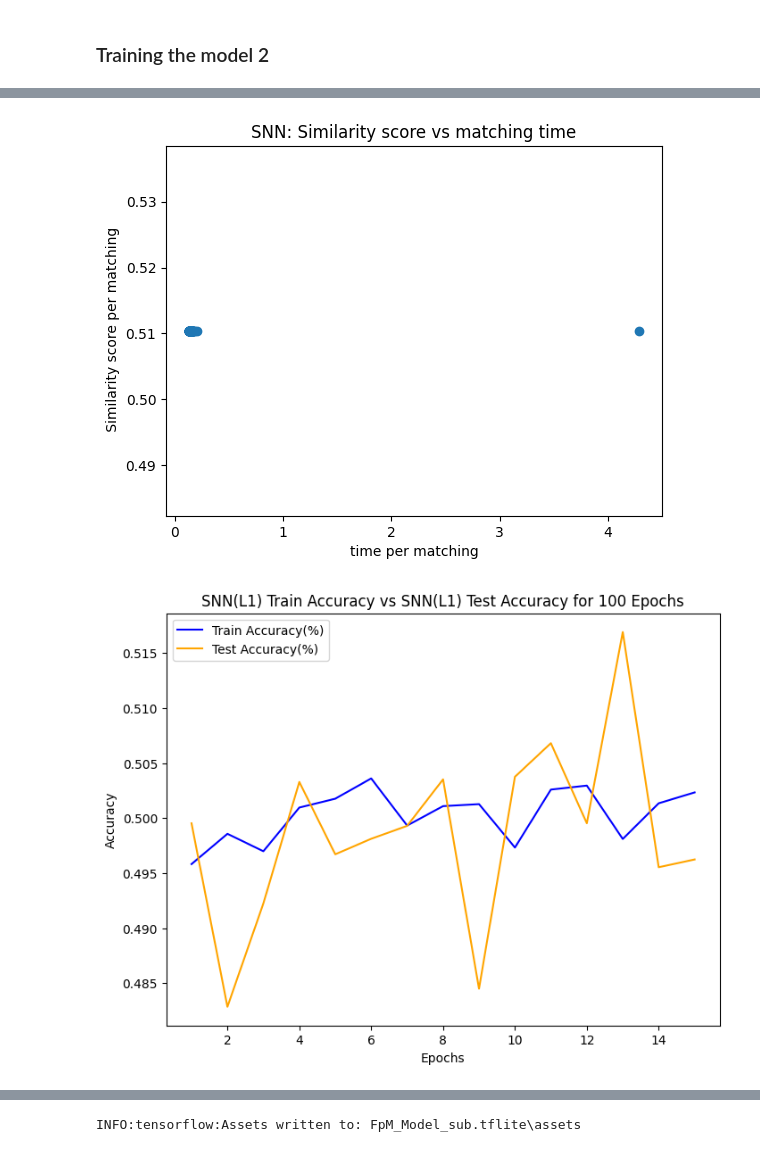
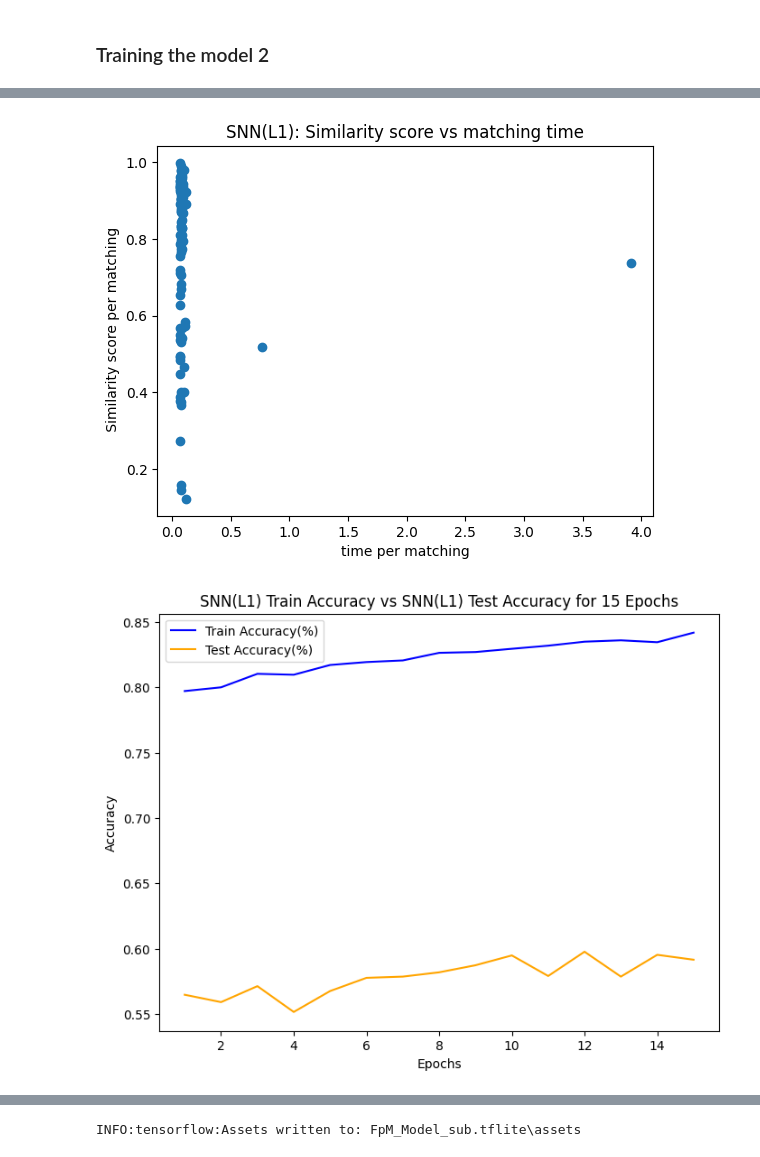
Before and after one commit to Sarvesh-DG-6/FingerPrintMatchingSNN, a Jupyter notebook: train.ipynb, the cells around one changed output, grey strips where cells are left out. Drawn from its saved outputs; the diff is of its cells as text; code cells hidden in the pictures.

Commit message:
Update made to graphs

```diff
--- a/train.ipynb
+++ b/train.ipynb
@@ -426,11 +426,11 @@ net = layers.Dense(64, activation='relu')(l1_distance)
 net = layers.Dense(1, activation='sigmoid')(net)
 
 # Define the final model
-model = Model(inputs=[x1, x2], outputs=net)
+model_2 = Model(inputs=[x1, x2], outputs=net)
 
 # Compile the model with binary crossentropy and Adam optimizer
-model.compile(loss='binary_crossentropy', optimizer='adam', metrics=['accuracy'])
+model_2.compile(loss='binary_crossentropy', optimizer='adam', metrics=['accuracy'])
 
 # Summary of the model
-model.summary()
+model_2.summary()
 # %% [output]
@@ -454,6 +454,6 @@ ________________________________________________________________________________
 # %% [markdown]
 ### Training the model 2
 # %%
-history = model.fit_generator(train_gen, epochs = 15, validation_data=val_gen)
+history_M2 = model_2.fit_generator(train_gen, epochs = 15, validation_data=val_gen)
 # %% [output]
 Epoch 1/15
@@ -533,38 +533,38 @@ while i < 100:
 # %%
-plt.title("SNN: Similarity score vs matching time")
+plt.title("SNN(L1): Similarity score vs matching time")
 plt.xlabel("time per matching")
 plt.ylabel(" Similarity score per matching")
-plt.scatter(time_taken, accuracy)
+plt.scatter(time_taken_2, accuracy_2)
 plt.show()
 # %% [output]
-[figure, old version]
+[figure, new version]
 # %%
-SNN_l1_train_accuracy = history.history["accuracy"]
-SNN_l1_validation_accuracy = history.history["val_accuracy"]
-SNN_l1_train_loss = history.history["loss"]
-SNN_l1_validation_loss = history.history["val_loss"]
+SNN_l1_train_accuracy = history_M2.history["accuracy"]
+SNN_l1_validation_accuracy = history_M2.history["val_accuracy"]
+SNN_l1_train_loss = history_M2.history["loss"]
+SNN_l1_validation_loss = history_M2.history["val_loss"]
 # %%
 epochs = range(1, len(SNN_l1_train_accuracy) + 1)
 # %%
 # Plotting Train vs Test Accuracy
 plt.figure(figsize=(8, 6))
 
 # Plot Train Accuracy
 plt.plot(epochs, SNN_l1_train_accuracy, label='Train Accuracy(%)', color='blue')
 
 # Plot Test Accuracy
 plt.plot(epochs, SNN_l1_validation_accuracy, label='Test Accuracy(%)', color='orange')
 
 # Adding title and labels
-plt.title('SNN(L1) Train Accuracy vs SNN(L1) Test Accuracy for 100 Epochs')
+plt.title('SNN(L1) Train Accuracy vs SNN(L1) Test Accuracy for 15 Epochs')
 plt.xlabel('Epochs')
 plt.ylabel('Accuracy')
 
 # Adding a legend
 plt.legend()
 
 # Display the plot
 plt.show()
 # %% [output]
-[figure, old version]
+[figure, new version]
 # %%
```
Also changed, not shown: parts of 24 cells of this notebook, 7 other files.
